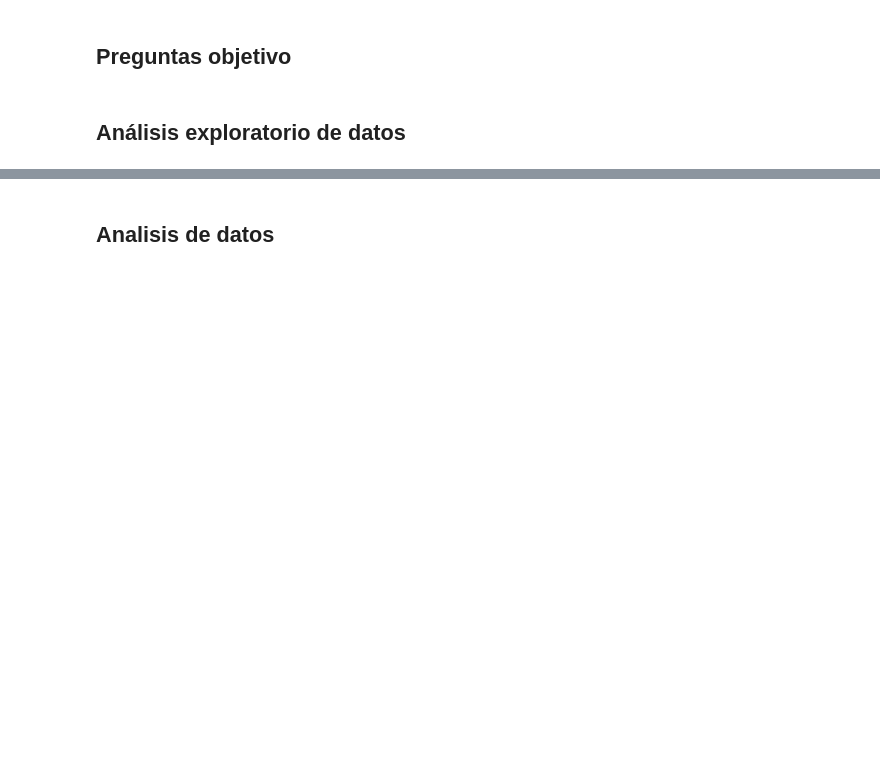
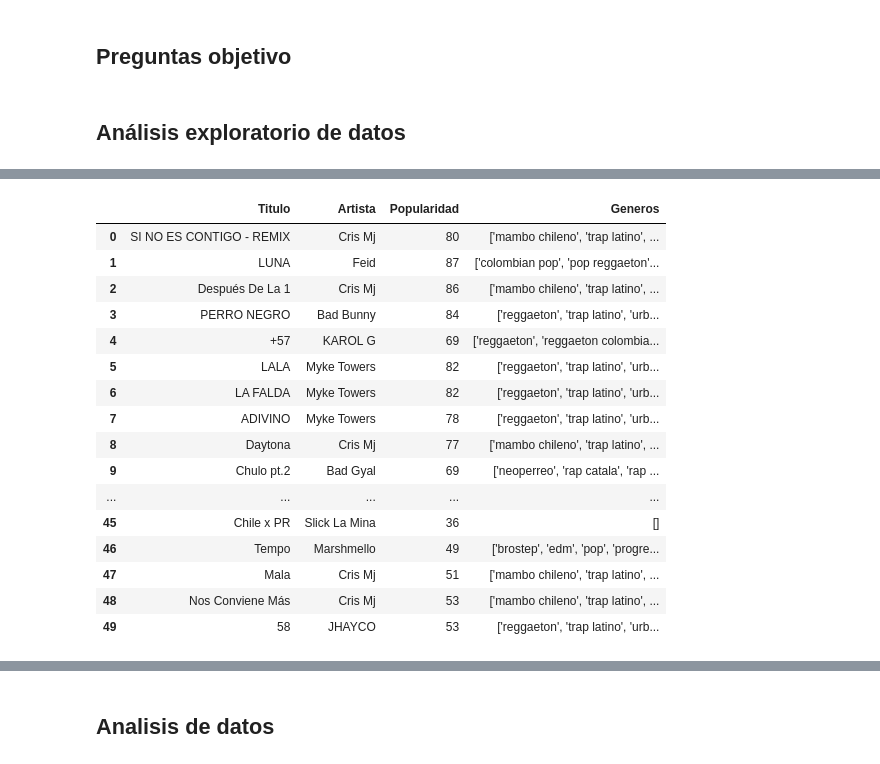
Before and after one commit to wattmoox/Proyecto_Data_Sience, a Jupyter notebook: main.ipynb, the cells around one changed output, grey strips where cells are left out. Drawn from its saved outputs; the diff is of its cells as text; code cells hidden in the pictures; blank space fills up the shorter version.

```diff
--- a/main.ipynb
+++ b/main.ipynb
@@ -52,0 +53,21 @@ df_csv
+# %%
+df_csv = pd.read_csv("data/spotify.csv")
+df_csv
+# %% [output]
+|  | Titulo | Artista | Popularidad | Generos |
+| 0 | SI NO ES CONTIGO - REMIX | Cris Mj | 80 | ['mambo chileno', 'trap latino', ... |
+| 1 | LUNA | Feid | 87 | ['colombian pop', 'pop reggaeton'... |
+| 2 | Después De La 1 | Cris Mj | 86 | ['mambo chileno', 'trap latino', ... |
+| 3 | PERRO NEGRO | Bad Bunny | 84 | ['reggaeton', 'trap latino', 'urb... |
+| 4 | +57 | KAROL G | 69 | ['reggaeton', 'reggaeton colombia... |
+| 5 | LALA | Myke Towers | 82 | ['reggaeton', 'trap latino', 'urb... |
+| 6 | LA FALDA | Myke Towers | 82 | ['reggaeton', 'trap latino', 'urb... |
+| 7 | ADIVINO | Myke Towers | 78 | ['reggaeton', 'trap latino', 'urb... |
+| 8 | Daytona | Cris Mj | 77 | ['mambo chileno', 'trap latino', ... |
+| 9 | Chulo pt.2 | Bad Gyal | 69 | ['neoperreo', 'rap catala', 'rap ... |
+| ... | ... | ... | ... | ... |
+| 45 | Chile x PR | Slick La Mina | 36 | [] |
+| 46 | Tempo | Marshmello | 49 | ['brostep', 'edm', 'pop', 'progre... |
+| 47 | Mala | Cris Mj | 51 | ['mambo chileno', 'trap latino', ... |
+| 48 | Nos Conviene Más | Cris Mj | 53 | ['mambo chileno', 'trap latino', ... |
+| 49 | 58 | JHAYCO | 53 | ['reggaeton', 'trap latino', 'urb... |
```
Also changed, not shown: parts of 2 cells of this notebook, 6 other files.
